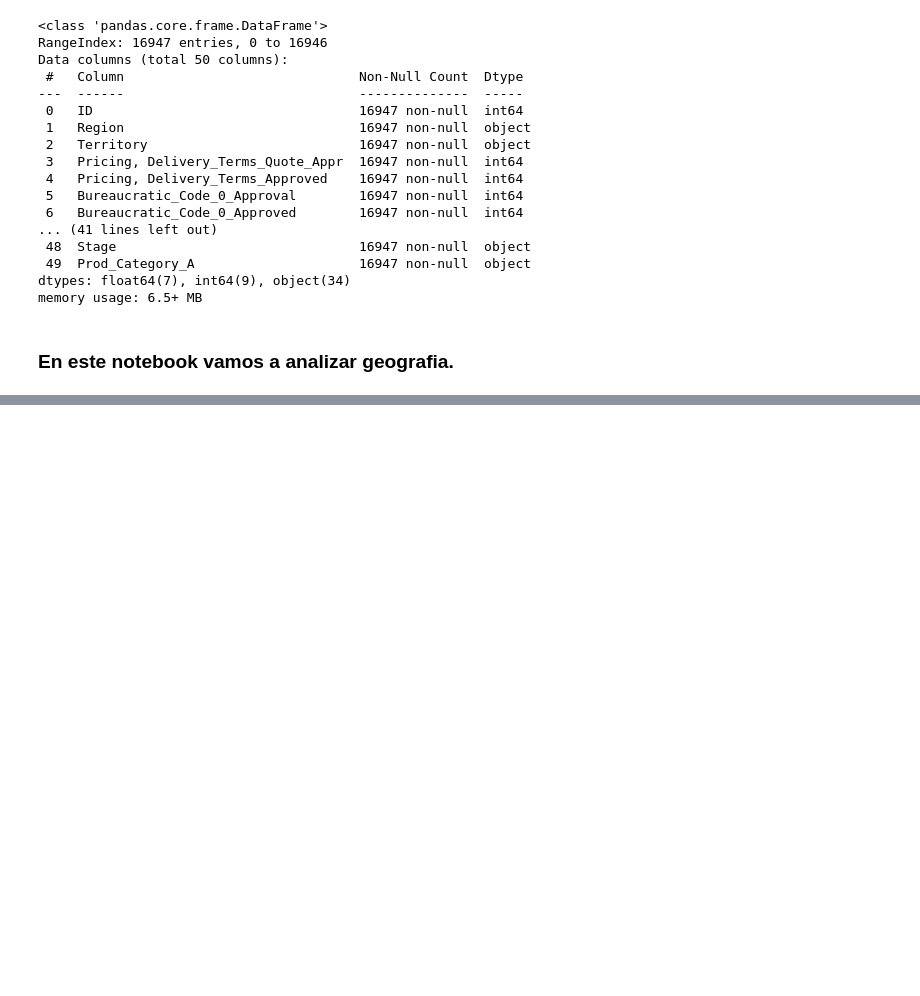
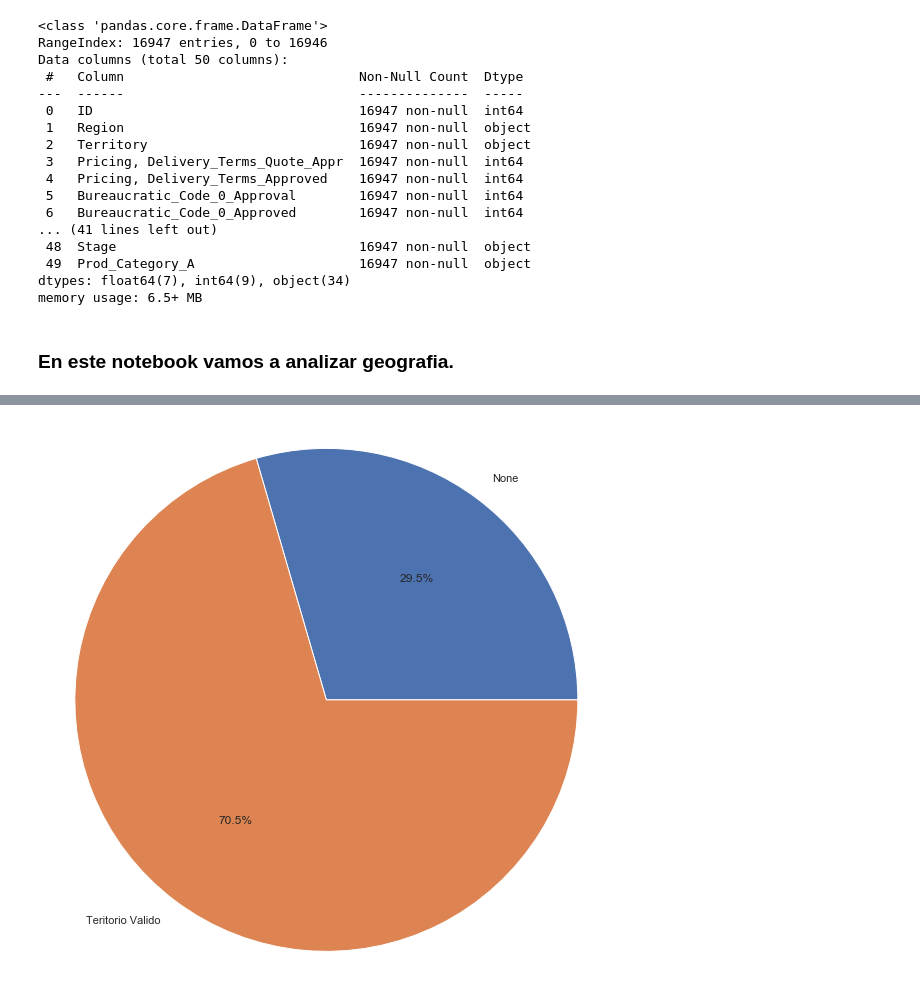
Before and after one commit to RiedelNicolas/75.06-2C2020-TP1, a Jupyter notebook: AnalisisGeografico.ipynb, the cells around one changed output, grey strips where cells are left out. Saved outputs shown, nothing was run; the diff lists cells and outputs as text; code cells hidden in the pictures; blank space fills up the shorter version.

```diff
--- a/AnalisisGeografico.ipynb
+++ b/AnalisisGeografico.ipynb
@@ -95,0 +182,12 @@ KeyError: 'region'
+# %%
+labels = ['None', 'Teritorio Valido']
+territorios = datos['Territory'].value_counts()
+
+sizes = [datos['Territory'].value_counts()['None'],
+        len(datos['Territory']) - datos['Territory'].value_counts()['None'] ]
+fig1, ax1 = plt.subplots()
+ax1.pie(sizes, labels=labels, autopct='%1.1f%%', shadow=False)
+ax1.axis('equal')
+plt.show()
+# %% [output]
+[figure, added]
```
Also changed, not shown: parts of 9 cells of this notebook.
